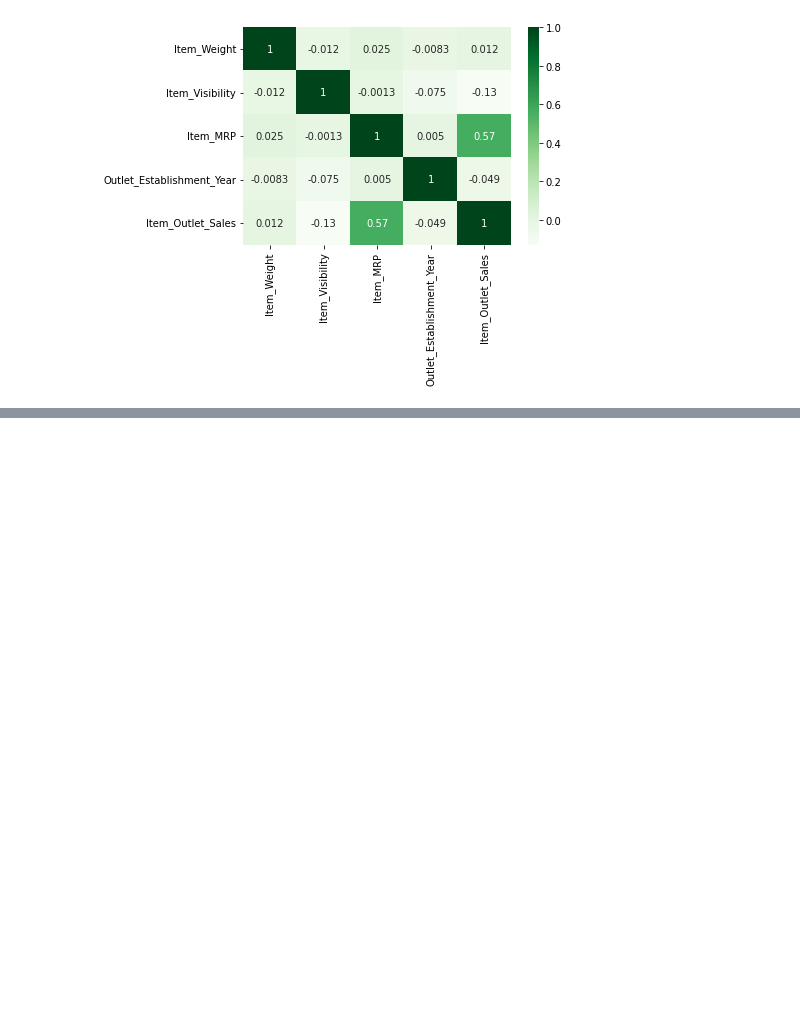
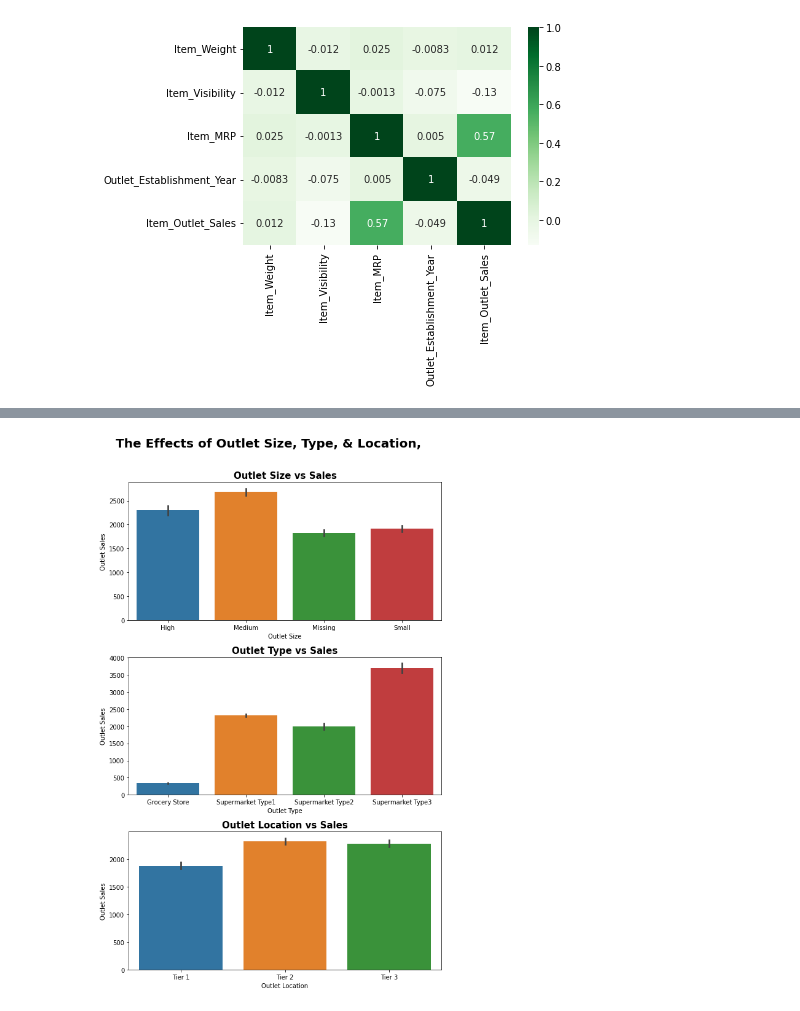
Before and after one commit to mkwak92/food_sales_predictions, a Jupyter notebook: Food_Sales_Predictions.ipynb, the cells around one changed output, grey strips where cells are left out. Saved outputs shown, nothing was run; the diff lists cells and outputs as text; code cells hidden in the pictures; blank space fills up the shorter version.

```diff
--- a/Food_Sales_Predictions.ipynb
+++ b/Food_Sales_Predictions.ipynb
@@ -342,0 +388,23 @@ sns.heatmap(corr, cmap = 'Greens', annot = True)
+# %%
+fig, axes = plt.subplots(nrows=3, figsize=(8,12))
+
+sns.barplot(data=df, x = df['Outlet_Size'].sort_values(), y = 'Item_Outlet_Sales', ax=axes[0])
+axes[0].set_title('Outlet Size vs Sales', fontsize = 15, fontweight = 'bold')
+axes[0].set_xlabel('Outlet Size')
+axes[0].set_ylabel('Outlet Sales')
+
+sns.barplot(data=df, x = df['Outlet_Type'].sort_values(), y = 'Item_Outlet_Sales', ax=axes[1])
+axes[1].set_title('Outlet Type vs Sales', fontsize = 15, fontweight = 'bold')
+axes[1].set_xlabel('Outlet Type')
+axes[1].set_ylabel('Outlet Sales')
+
+sns.barplot(data=df, x = df['Outlet_Location_Type'].sort_values(), y = 'Item_Outlet_Sales', ax=axes[2])
+axes[2].set_title('Outlet Location vs Sales', fontsize = 15, fontweight = 'bold')
+axes[2].set_xlabel('Outlet Location')
+axes[2].set_ylabel('Outlet Sales')
+
+
+fig.suptitle('The Effects of Outlet Size, Type, & Location, ', fontsize = 20, fontweight = 'bold', y = 1.05)
+fig.tight_layout()
+# %% [output]
+[figure, added]
```
Also changed, not shown: parts of 10 cells of this notebook.
